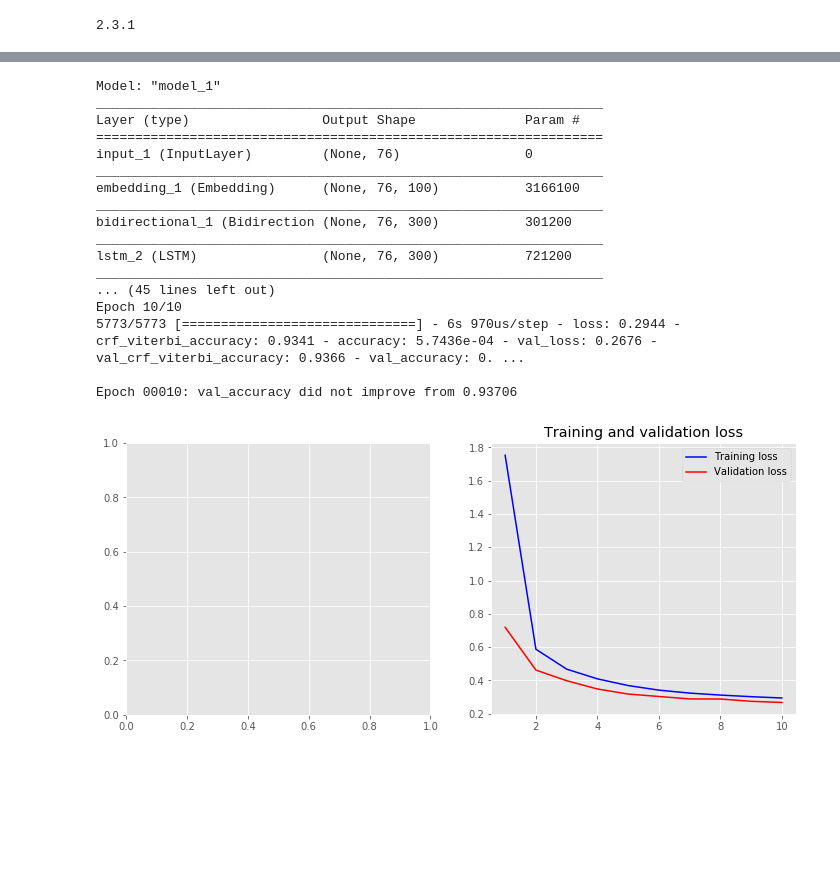
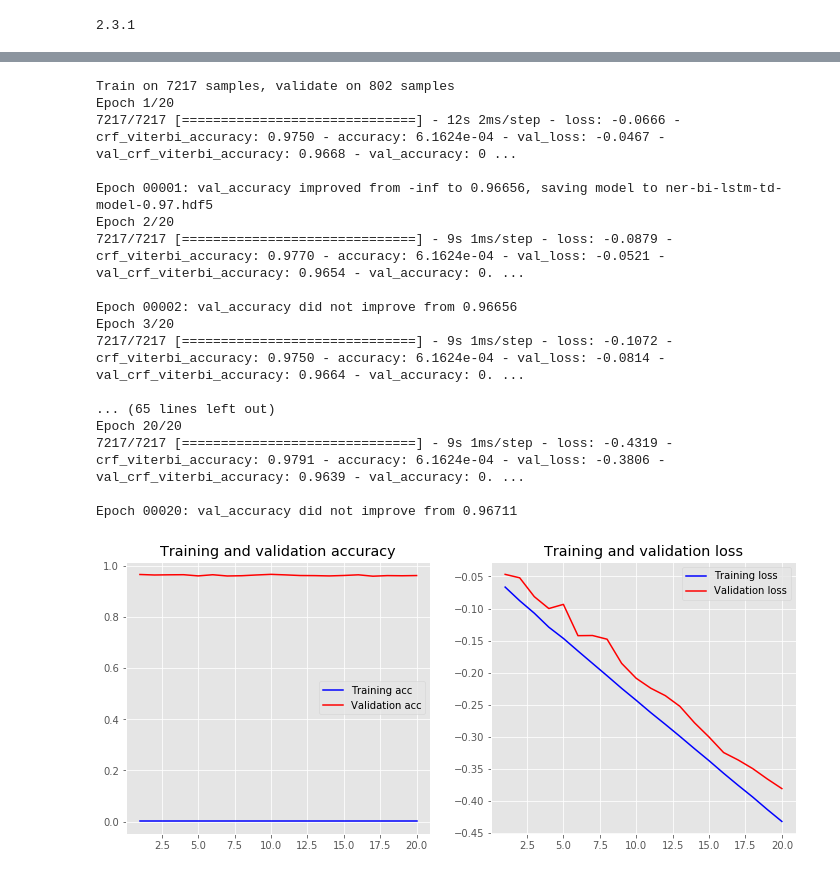
Before and after one commit to Prakhar-Gupta-03/NLP-Assignments, a Jupyter notebook: A2/ner-with-bi-lstm-crf.ipynb, the cells around one changed output, grey strips where cells are left out. Saved outputs shown, nothing was run; the diff lists cells and outputs as text; code cells hidden in the pictures; blank space fills up the shorter version.

```diff
--- a/A2/ner-with-bi-lstm-crf.ipynb
+++ b/A2/ner-with-bi-lstm-crf.ipynb
@@ -58,8 +70,10 @@ print(sentences[1:3])
 [[('The', 'O'), ('petitioner', 'O'), ('in', 'O'), ('W.P.No.15821', 'B_CASE_NUMBER'), ('of', 'I_CASE_NUMBER'), ('2008', 'I_CASE_NUMBER'), ('was', 'O'), ('never', 'O'), ('considered', 'O'), ('for', 'O') ...
 # %%
 from math import nan
-
+# temp_data = data+test_data
 words = list(set(data["Word"].values))
+test_words = list(set(test_data['Word'].values))
+words = set(words+test_words)
 n_words = len(words)
 
 tags = []
@@ -86,12 +112,28 @@ from sklearn.model_selection import train_test_split
 maxlen = max([len(s) for s in sentences])
 
 X = [[word2idx[w[0]] for w in s] for s in sentences]
-X = pad_sequences(maxlen=maxlen, sequences=X, padding="post",value=n_words - 1)
+X_train = pad_sequences(maxlen=maxlen, sequences=X, padding="post",value=n_words - 1)
 
 y = [[tag2idx[w[1]] for w in s] for s in sentences]
 y = pad_sequences(maxlen=maxlen, sequences=y, padding="post", value=tag2idx["O"])
-y = [to_categorical(i, num_classes=n_tags) for i in y]
+y_train = [to_categorical(i, num_classes=n_tags) for i in y]
+X_test = [[word2idx[w[0]] for w in s] for s in test_sentences]
+print(len(X_test))
+X_test = pad_sequences(maxlen=maxlen, sequences=X_test, padding="post",value=n_words - 1)
 
+y_test = [[tag2idx[w[1]] for w in s] for s in test_sentences]
+print(len(y_test))
+y_test = pad_sequences(maxlen=maxlen, sequences=y_test, padding="post", value=tag2idx["O"])
+y_test = [to_categorical(i, num_classes=n_tags) for i in y_test]
+print(len(y_test))
 # Split train and test data
-X_train, X_test, y_train, y_test = train_test_split(X, y, test_size=0.2)
+# X_train, X_test, y_train, y_test = train_test_split(X, y, test_size=0.2)
+
+# X_train = data['Word']
+# y_train = data['Tag']
+
+# X_test = test_data['Word']
+# y_test = test_data['Tag']
+
+print(len(X_test),len(X_train))
 # %% [output]
@@ -208,21 +280,13 @@ _________________________________________________________________
 from keras.callbacks import ModelCheckpoint
 import matplotlib.pyplot as plt
 
-def f1_score(y_true, y_pred):
-    true_positives = K.sum(K.round(K.clip(y_true * y_pred, 0, 1)))
-    possible_positives = K.sum(K.round(K.clip(y_true, 0, 1)))
-    predicted_positives = K.sum(K.round(K.clip(y_pred, 0, 1)))
-    precision = true_positives / (predicted_positives + K.epsilon())
-    recall = true_positives / (possible_positives + K.epsilon())
-    f1_val = 2 * (precision * recall) / (precision + recall + K.epsilon())
-    return f1_val
 #Optimiser
-adam = k.optimizers.Adam(lr=0.0005, beta_1=0.9, beta_2=0.999)
+adam = k.optimizers.Adam(lr=0.05, beta_1=0.2, beta_2=0.2)
 
 # Compile model
 model.compile(optimizer=adam, loss=crf.loss_function, metrics=[crf.accuracy, 'accuracy'])
 
-model.summary()
+# model.summary()
 
 # Saving the best model only
 filepath="ner-bi-lstm-td-model-{val_accuracy:.2f}.hdf5"
@@ -230,46 +294,50 @@ checkpoint = ModelCheckpoint(filepath, monitor='val_accuracy', verbose=1, save_b
 callbacks_list = [checkpoint]
 
 # Fit the best model
-history = model.fit(X_train, np.array(y_train), batch_size=256, epochs=10, validation_split=0.1, verbose=1, callbacks=callbacks_list)
+history = model.fit(X_train, np.array(y_train), batch_size=256, epochs=20, validation_split=0.1, verbose=1, callbacks=callbacks_list)
 # %% [output]
-Model: "model_1"
-_________________________________________________________________
-Layer (type)                 Output Shape              Param #
-=================================================================
-input_1 (InputLayer)         (None, 76)                0
-_________________________________________________________________
-embedding_1 (Embedding)      (None, 76, 100)           3166100
-_________________________________________________________________
-bidirectional_1 (Bidirection (None, 76, 300)           301200
-_________________________________________________________________
-lstm_2 (LSTM)                (None, 76, 300)           721200
-_________________________________________________________________
-... (45 lines left out)
-Epoch 10/10
-5773/5773 [==============================] - 6s 970us/step - loss: 0.2944 - crf_viterbi_accuracy: 0.9341 - accuracy: 5.7436e-04 - val_loss: 0.2676 - val_crf_viterbi_accuracy: 0.9366 - val_accuracy: 0. ...
+Train on 7217 samples, validate on 802 samples
+Epoch 1/20
+7217/7217 [==============================] - 12s 2ms/step - loss: -0.0666 - crf_viterbi_accuracy: 0.9750 - accuracy: 6.1624e-04 - val_loss: -0.0467 - val_crf_viterbi_accuracy: 0.9668 - val_accuracy: 0 ...
 
-Epoch 00010: val_accuracy did not improve from 0.93706
+Epoch 00001: val_accuracy improved from -inf to 0.96656, saving model to ner-bi-lstm-td-model-0.97.hdf5
+Epoch 2/20
+7217/7217 [==============================] - 9s 1ms/step - loss: -0.0879 - crf_viterbi_accuracy: 0.9770 - accuracy: 6.1624e-04 - val_loss: -0.0521 - val_crf_viterbi_accuracy: 0.9654 - val_accuracy: 0. ...
+
+Epoch 00002: val_accuracy did not improve from 0.96656
+Epoch 3/20
+7217/7217 [==============================] - 9s 1ms/step - loss: -0.1072 - crf_viterbi_accuracy: 0.9750 - accuracy: 6.1624e-04 - val_loss: -0.0814 - val_crf_viterbi_accuracy: 0.9664 - val_accuracy: 0. ...
+
+... (65 lines left out)
+Epoch 20/20
+7217/7217 [==============================] - 9s 1ms/step - loss: -0.4319 - crf_viterbi_accuracy: 0.9791 - accuracy: 6.1624e-04 - val_loss: -0.3806 - val_crf_viterbi_accuracy: 0.9639 - val_accuracy: 0. ...
+
+Epoch 00020: val_accuracy did not improve from 0.96711
 # %%
 plt.style.use('ggplot')
 
 def plot_history(history):
     accuracy = history.history['accuracy']
     val_accuracy = history.history['val_accuracy']
     loss = history.history['loss']
     val_loss = history.history['val_loss']
     x = range(1, len(accuracy) + 1)
 
     plt.figure(figsize=(12, 5))
     plt.subplot(1, 2, 1)
+    plt.plot(x, accuracy, 'b', label='Training acc')
+    plt.plot(x, val_accuracy, 'r', label='Validation acc')
+    plt.title('Training and validation accuracy')
+    plt.legend()
     plt.subplot(1, 2, 2)
     plt.plot(x, loss, 'b', label='Training loss')
     plt.plot(x, val_loss, 'r', label='Validation loss')
     plt.title('Training and validation loss')
     plt.legend()
 
 plot_history(history)
 # %% [output]
-[figure, old version]
+[figure, new version]
 # %%
 def pred2label(pred):
     out = []
```
Also changed, not shown: parts of 18 cells of this notebook.
